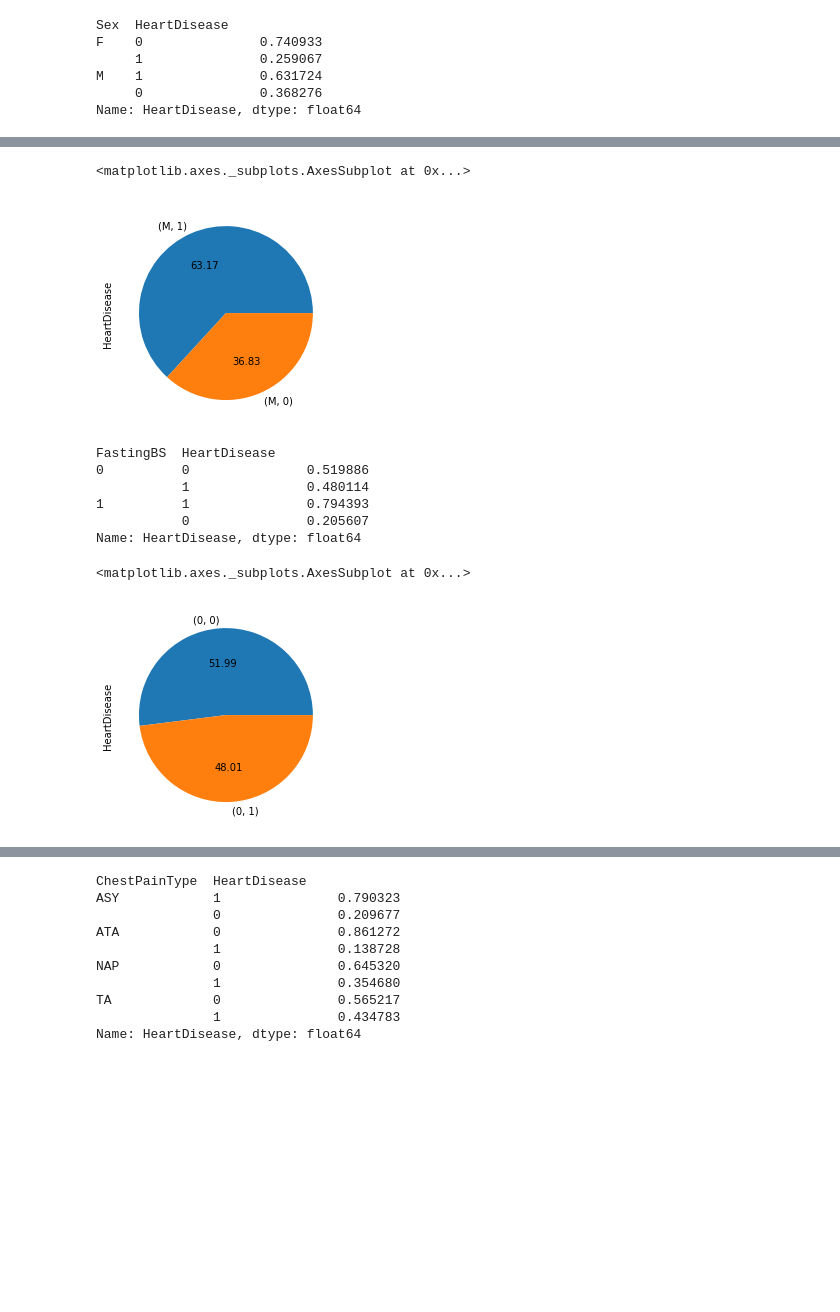
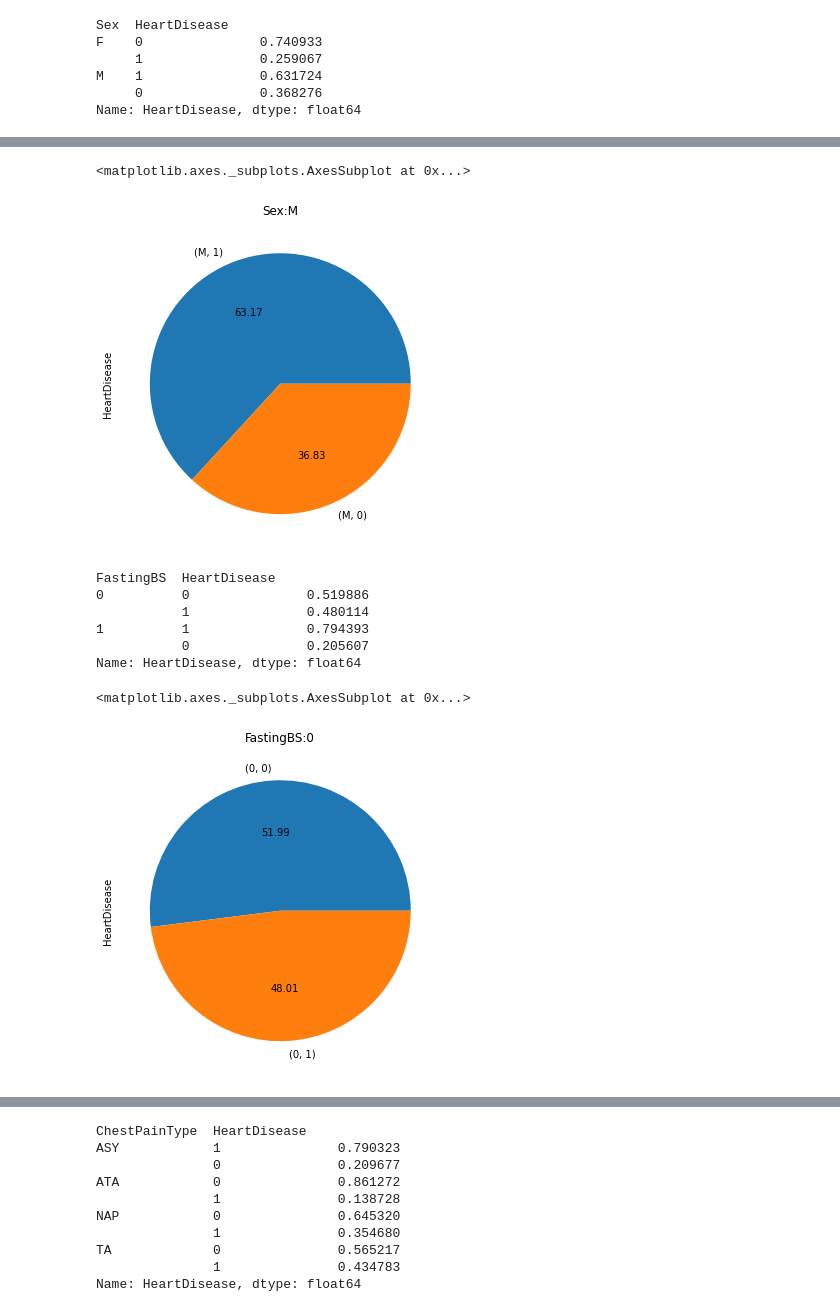
Before and after one commit to pingli10/project-2-part-4, a Jupyter notebook: Copy_of_new_week_10_project_2_part_4.ipynb, the cells around one changed output, grey strips where cells are left out. Cells and saved outputs as stored; diff of their text form; code cells hidden in the pictures; blank space fills up the shorter version.

```diff
--- a/Copy_of_new_week_10_project_2_part_4.ipynb
+++ b/Copy_of_new_week_10_project_2_part_4.ipynb
@@ -433,9 +457,11 @@ group_sex.iloc[0:2,].plot(kind='pie',autopct='%.2f')
 # %%
 # pie chart for male
+plt.figure(figsize=(10,6))
+plt.title('Sex:M')
 group_sex.iloc[2:4,].plot(kind='pie',autopct='%.2f')
 # %% [output]
 <matplotlib.axes._subplots.AxesSubplot at 0x...>
-[figure, old version]
+[figure, new version]
 # %%
 # fasting
 group_fast = df.groupby('FastingBS')['HeartDisease'].value_counts(normalize=True)
@@ -448,8 +474,10 @@ FastingBS  HeartDisease
            0               0.205607
 Name: HeartDisease, dtype: float64
 # %%
+plt.figure(figsize=(10,6))
+plt.title('FastingBS:0')
 group_fast.iloc[0:2,].plot(kind='pie',autopct='%.2f')
 # %% [output]
 <matplotlib.axes._subplots.AxesSubplot at 0x...>
-[figure, old version]
+[figure, new version]
 # %%
```
Also changed, not shown: parts of 23 cells of this notebook.
